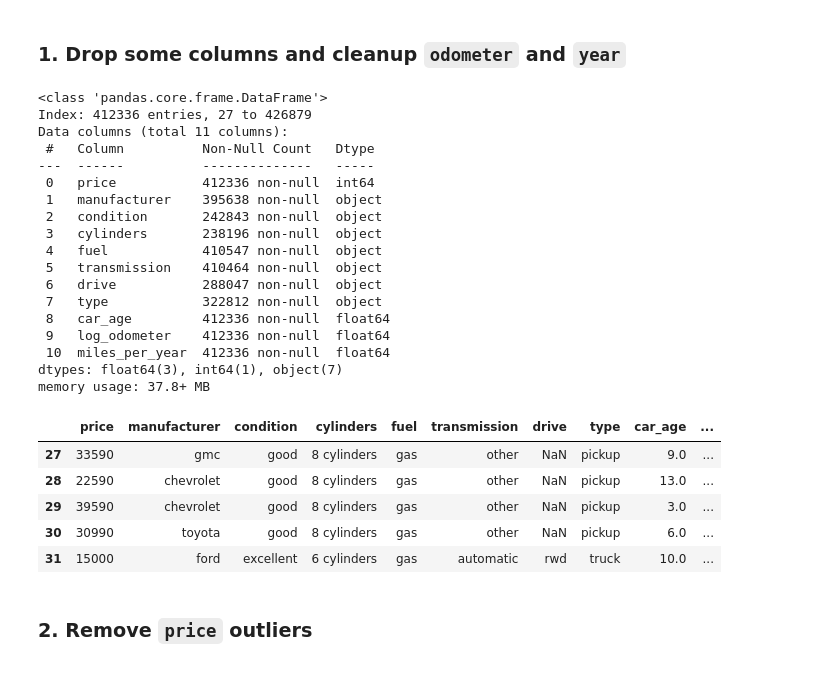
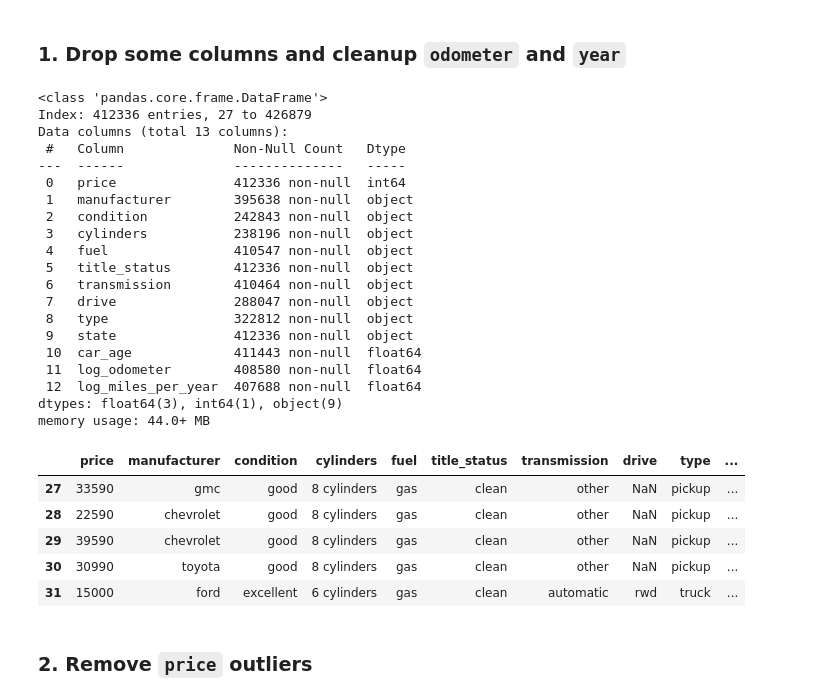
Before and after one commit to vegalopm/ml-assignment-mod11, a Jupyter notebook: prompt_II.ipynb, the cells around one changed output. Drawn from its saved outputs; the diff is of its cells as text; code cells hidden in the pictures.

```diff
--- a/prompt_II.ipynb
+++ b/prompt_II.ipynb
@@ -202,57 +203,52 @@ After our initial exploration and fine-tuning of the business understanding, it
 ### 1. Drop some columns and cleanup `odometer` and `year`
 # %%
 # Let's first drop the columns I don't need for the reasons mentioned above.
-cars.drop(columns=['id', 'VIN', 'region', 'model', 'state', 'paint_color', 'size'], inplace=True)
-
-# Now let's fill year with the median and set the year_missing column when the
-# value was missing.
-cars.loc[cars['year'].isna(), 'year'] = cars['year'].median()
+cars.drop(columns=['id', 'VIN', 'region', 'model', 'paint_color', 'size'], inplace=True)
 
 # Now let's add the new column car_age. 2023 is used since the most recent car is from 2022.
-cars['car_age'] = 2023 - cars['year']
-
+cars['car_age'] = np.where(cars['year'].notna(), 2023 - cars['year'], cars['year'])
 
 # Now let's fill null values of odometer and add the new column log_odometer
-cars.loc[cars['odometer'].isna(), 'odometer'] = cars['odometer'].median()
-cars['log_odometer'] = np.log1p(cars['odometer'])
+cars['log_odometer'] = np.where(cars['odometer'].notna(), np.log1p(cars['odometer']), cars['odometer'])
 
 # Now let's calculate the log_miles_per_year column
 cars['log_miles_per_year'] = np.log1p(cars['odometer'] / cars['car_age'])
 
 # Let's drop the columns year and odometer now that they are not needed
 cars.drop(columns=['year', 'odometer'], inplace=True)
 
 # Let's keep cars whose title is 'clean' or 'rebuilt' and then remove the column as it is not sigificant for driving the price of the car.
 cars = cars.loc[(cars['title_status'] == 'clean') | (cars['title_status'] == 'rebuilt')]
-cars.drop(columns=['title_status'], inplace=True)
 
 cars.info()
 cars.head()
 # %% [output]
 <class 'pandas.core.frame.DataFrame'>
 Index: 412336 entries, 27 to 426879
-Data columns (total 11 columns):
- #   Column          Non-Null Count   Dtype
----  ------          --------------   -----
- 0   price           412336 non-null  int64
- 1   manufacturer    395638 non-null  object
- 2   condition       242843 non-null  object
- 3   cylinders       238196 non-null  object
- 4   fuel            410547 non-null  object
- 5   transmission    410464 non-null  object
- 6   drive           288047 non-null  object
- 7   type            322812 non-null  object
- 8   car_age         412336 non-null  float64
- 9   log_odometer    412336 non-null  float64
- 10  miles_per_year  412336 non-null  float64
-dtypes: float64(3), int64(1), object(7)
-memory usage: 37.8+ MB
+Data columns (total 13 columns):
+ #   Column              Non-Null Count   Dtype
+---  ------              --------------   -----
+ 0   price               412336 non-null  int64
+ 1   manufacturer        395638 non-null  object
+ 2   condition           242843 non-null  object
+ 3   cylinders           238196 non-null  object
+ 4   fuel                410547 non-null  object
+ 5   title_status        412336 non-null  object
+ 6   transmission        410464 non-null  object
+ 7   drive               288047 non-null  object
+ 8   type                322812 non-null  object
+ 9   state               412336 non-null  object
+ 10  car_age             411443 non-null  float64
+ 11  log_odometer        408580 non-null  float64
+ 12  log_miles_per_year  407688 non-null  float64
+dtypes: float64(3), int64(1), object(9)
+memory usage: 44.0+ MB
-|  | price | manufacturer | condition | cylinders | fuel | transmission | drive | type | car_age | ... |
-| 27 | 33590 | gmc | good | 8 cylinders | gas | other | NaN | pickup | 9.0 | ... |
-| 28 | 22590 | chevrolet | good | 8 cylinders | gas | other | NaN | pickup | 13.0 | ... |
-| 29 | 39590 | chevrolet | good | 8 cylinders | gas | other | NaN | pickup | 3.0 | ... |
-| 30 | 30990 | toyota | good | 8 cylinders | gas | other | NaN | pickup | 6.0 | ... |
-| 31 | 15000 | ford | excellent | 6 cylinders | gas | automatic | rwd | truck | 10.0 | ... |
+|  | price | manufacturer | condition | cylinders | fuel | title_status | transmission | drive | type | ... |
+| 27 | 33590 | gmc | good | 8 cylinders | gas | clean | other | NaN | pickup | ... |
+| 28 | 22590 | chevrolet | good | 8 cylinders | gas | clean | other | NaN | pickup | ... |
+| 29 | 39590 | chevrolet | good | 8 cylinders | gas | clean | other | NaN | pickup | ... |
+| 30 | 30990 | toyota | good | 8 cylinders | gas | clean | other | NaN | pickup | ... |
+| 31 | 15000 | ford | excellent | 6 cylinders | gas | clean | automatic | rwd | truck | ... |
 # %% [markdown]
 ### 2. Remove `price` outliers
 # %%
```
Also changed, not shown: parts of 5 cells of this notebook.
